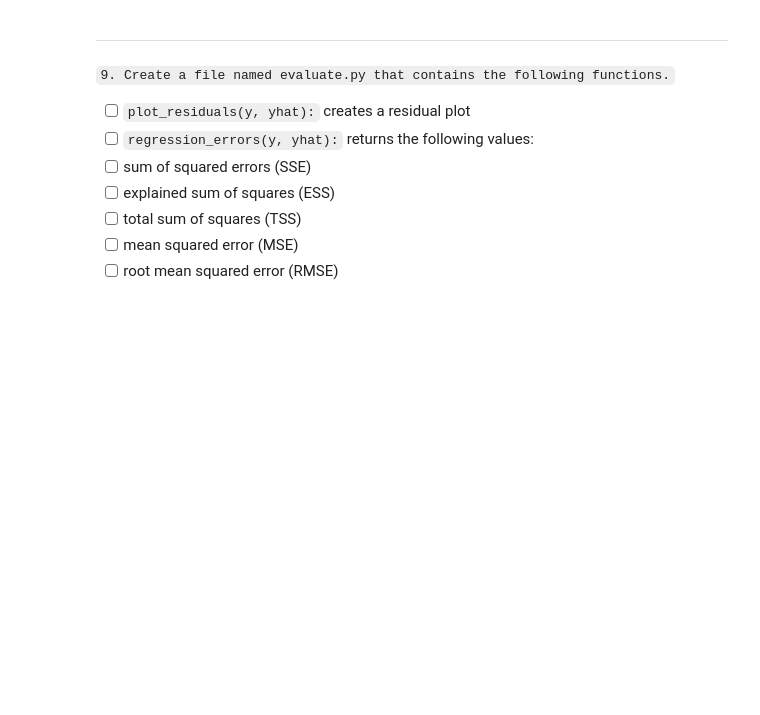
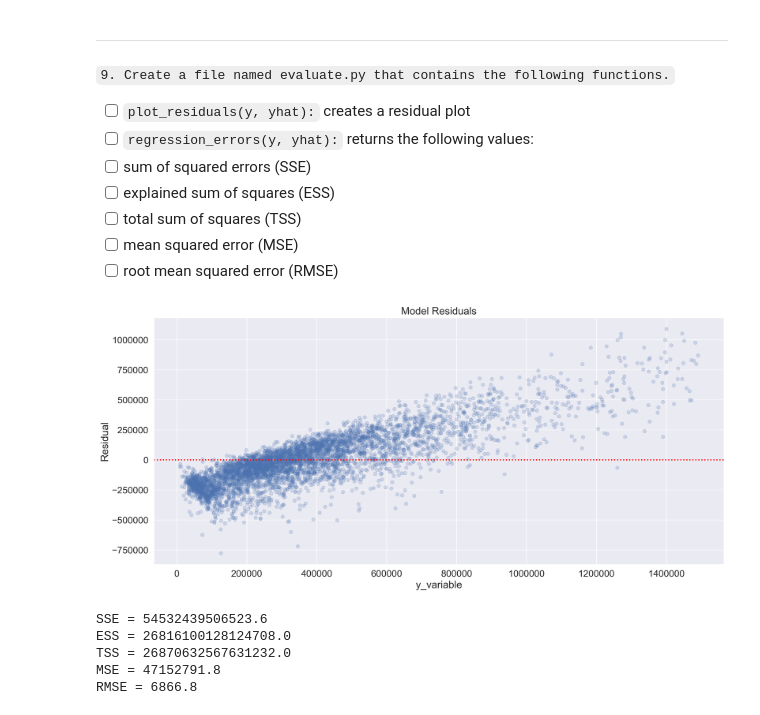
Before and after one commit to mijailmariano/regression-exercises, a Jupyter notebook: evaluate.ipynb, the cells around one changed output. Drawn from its saved outputs; the diff is of its cells as text; code cells hidden in the pictures; blank space fills up the shorter version.

```diff
--- a/evaluate.ipynb
+++ b/evaluate.ipynb
@@ -366,20 +366,22 @@ Yes, my model is ~30% more accurate than baseline predictions.
 - [ ] mean squared error (MSE)
 - [ ] root mean squared error (RMSE)
 # %%
-
+# creating the "plot_residuals" function which will be added to my wrangle/prepare file
 
 def plot_residuals(y, y_hat):
+    y = y.sample(5000, random_state = 123)
+    y_hat = y_hat.sample(5000, random_state = 123)
     residuals = y - y_hat
     plt.figure(figsize = (12,6))
-    sns.scatterplot(x = "finished_sq_feet", y = "residuals", data = model_df.sample(1000))
-    plt.axhline(y = 0, ls = ':', color = "red")
+    ax = plt.scatter(x = y, y = residuals,
+                alpha = 1/5)
 
-    plt.xlabel('x_variable')
+    plt.axhline(y = 0, ls = ':', color = "red", linewidth = 2)
+    plt.xlabel('y_variable')
     plt.ylabel('Residual')
-    plt.title('OLS Model Residuals')
+    plt.title('Model Residuals')
     # removing axes scientific notation
     plt.ticklabel_format(style = "plain")
 
     # making individual plots more readable
     ax.figure.set_size_inches(18, 8)
-    plt.tight_layout()
@@ -387,0 +388,4 @@ def regression_plot_errors(y, yhat):
+# %%
+plot_residuals(model_df["home_value"], model_df["predictions"])
+# %% [output]
+[figure, added]
@@ -387,0 +419,14 @@ def regression_plot_errors(y, yhat):
+# %%
+SSE, ESS, TSS, MSE, RMSE = regression_errors(model_df["home_value"], model_df["predictions"])
+
+print('SSE = {:.1f}'.format(SSE))
+print('ESS = {:.1f}'.format(ESS))
+print('TSS = {:.1f}'.format(TSS))
+print('MSE = {:.1f}'.format(MSE))
+print('RMSE = {:.1f}'.format(RMSE))
+# %% [output]
+SSE = 54532439506523.6
+ESS = 26816100128124708.0
+TSS = 26870632567631232.0
+MSE = 47152791.8
+RMSE = 6866.8
```
Also changed, not shown: parts of 9 cells of this notebook, 1 other file.
